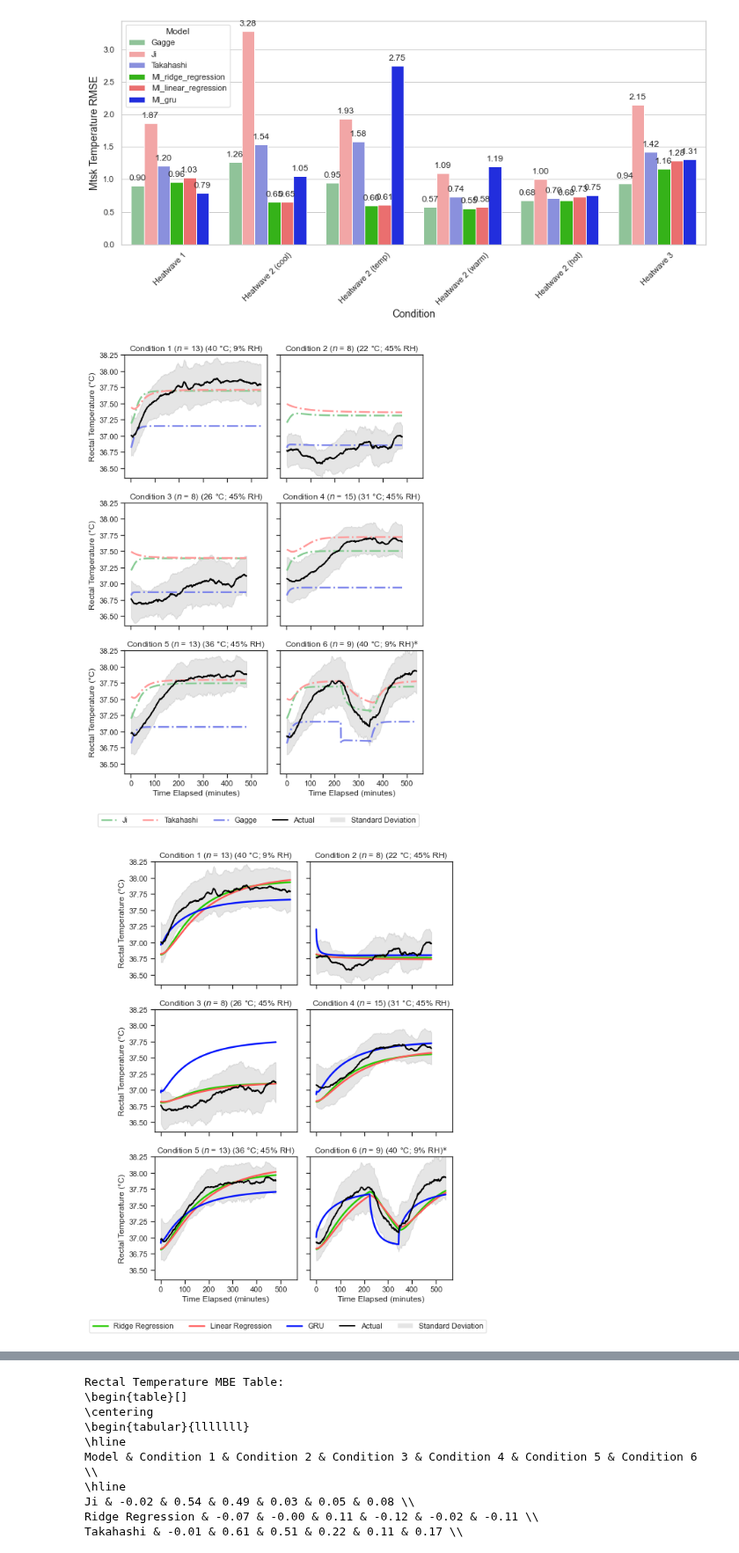
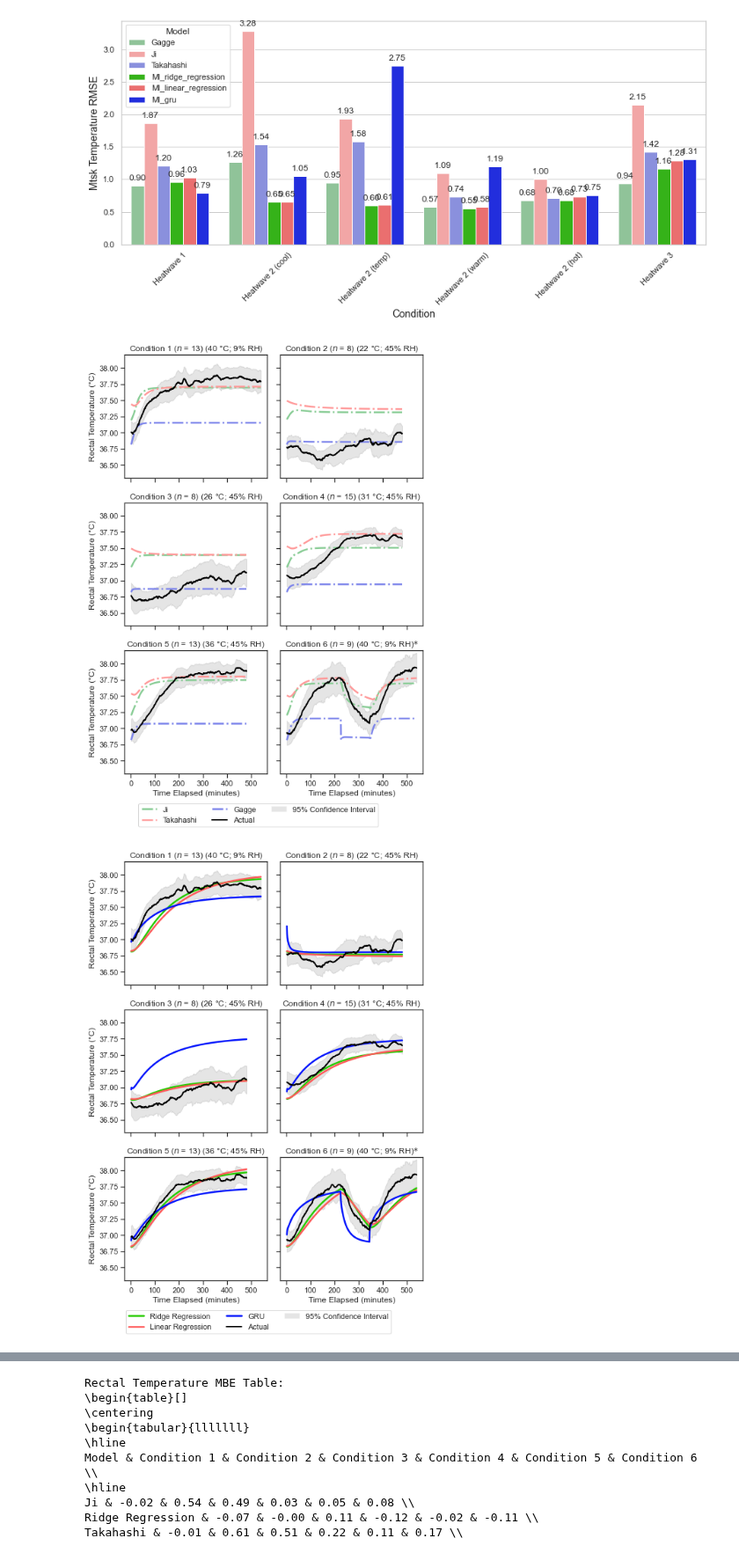
Before and after one commit to climate-ethos/core-temperature-modelling, a Jupyter notebook: results-analysis.ipynb, the cells around one changed output, grey strips where cells are left out. Shown at 88% size. Cells and saved outputs as stored; diff of their text form; code cells hidden in the pictures.

```diff
--- a/results-analysis.ipynb
+++ b/results-analysis.ipynb
@@ -270,7 +270,11 @@ def plot_models(samples, models, temp_type='tre', line_style='-', colors=['#25CB
         condition = sample.condition.iloc[0]
         sample = sample[sample.age >= 60]
         sample_grouped = sample.groupby('time').mean()
-        sample_grouped_std = sample.groupby('time').agg({temp_column: ['mean', 'std']})
+        sample_grouped_ci = sample.groupby('time').agg({temp_column: ['mean', 'sem']})
+
+        # Calculate the 95% confidence interval
+        sample_grouped_ci[temp_column, 'ci_lower'] = sample_grouped_ci[temp_column]['mean'] - 1.96 * sample_grouped_ci[temp_column]['sem']
+        sample_grouped_ci[temp_column, 'ci_upper'] = sample_grouped_ci[temp_column]['mean'] + 1.96 * sample_grouped_ci[temp_column]['sem']
 
         # Plotting the predicted data
         for model in models:
@@ -288,10 +292,10 @@ def plot_models(samples, models, temp_type='tre', line_style='-', colors=['#25CB
         if idx == 0:
             handles.append(line)
 
-        # Plot standard deviation as shaded area
+        # Plot 95% confidence interval as shaded area
         axs[idx].fill_between(sample_grouped.index,
-                              sample_grouped_std[temp_column]['mean'] - sample_grouped_std[temp_column]['std'],
-                              sample_grouped_std[temp_column]['mean'] + sample_grouped_std[temp_column]['std'],
+                              sample_grouped_ci[temp_column, 'ci_lower'],
+                              sample_grouped_ci[temp_column, 'ci_upper'],
                               color='gray', alpha=0.2)
 
         axs[idx].set_title('Condition {} ($n$ = {}) ({} °C; {}% RH)'.format(
@@ -303,7 +307,7 @@ def plot_models(samples, models, temp_type='tre', line_style='-', colors=['#25CB
             ))
 
         if temp_type == 'tre':
-            axs[idx].set_ylim(36.35, 38.25)
+            axs[idx].set_ylim(36.3, 38.2)
         else:
             axs[idx].set_ylim(28.0, 37.8)
 
@@ -316,38 +320,38 @@ def plot_models(samples, models, temp_type='tre', line_style='-', colors=['#25CB
             axs[idx].set_xlabel("")
         else:
             axs[idx].set_xlabel("Time Elapsed (minutes)")
 
-    # Create a handle and label for the standard deviation shaded area
-    std_handle = plt.Rectangle((0, 0), 1, 1, fc='gray', alpha=0.2)
-    std_label = 'Standard Deviation'
-    handles.append(std_handle)
-    labels.append(std_label)
+    # Create a handle and label for the 95% confidence interval shaded area
+    ci_handle = plt.Rectangle((0, 0), 1, 1, fc='gray', alpha=0.2)
+    ci_label = '95% Confidence Interval'
+    handles.append(ci_handle)
+    labels.append(ci_label)
 
     for idx_unused in range(len(samples), rows*cols):
         fig.delaxes(axs[idx_unused])
 
-    fig.legend(handles, labels, loc='lower center', bbox_to_anchor=(0.5, 0), ncol=len(models)+2)
+    fig.legend(handles, labels, loc='lower center', bbox_to_anchor=(0.5, 0), ncol=3)
     plt.tight_layout(rect=[0, 0.05, 1, 1])
     plt.savefig(f"figures/{temp_type}_line_chart_{'ml' if 'ml' in models[0] else 'biophysical'}.pdf", format='pdf', dpi=300)
     plt.show()
 
 # Biophysical models
 biophysical_models = ['ji', 'takahashi', 'gagge']
 
 # ML models
 ml_models = ['ml_ridge_regression', 'ml_linear_regression', 'ml_gru']
 
 # Plot rectal temperature for biophysical models
 plot_models(samples, biophysical_models, temp_type='tre', line_style='-.', colors=['#87CC94', '#FF9999', '#7c84eb'])
 
 # Plot rectal temperature for ML models
 plot_models(samples, ml_models, temp_type='tre', line_style='-', colors=['#25CB00', '#FF5A5A', '#0313fc'])
 
 # Plot skin temperature for biophysical models
 plot_models(samples, biophysical_models, temp_type='mtsk', line_style='-.', colors=['#87CC94', '#FF9999', '#7c84eb'])
 
 # Plot skin temperature for ML models
 plot_models(samples, ml_models, temp_type='mtsk', line_style='-', colors=['#25CB00', '#FF5A5A', '#0313fc'])
 # %% [output]
-[figure, old version]
+[figure, new version]
-[figure, old version]
+[figure, new version]
```
Also changed, not shown: parts of 1 cell of this notebook, 4 other files.
